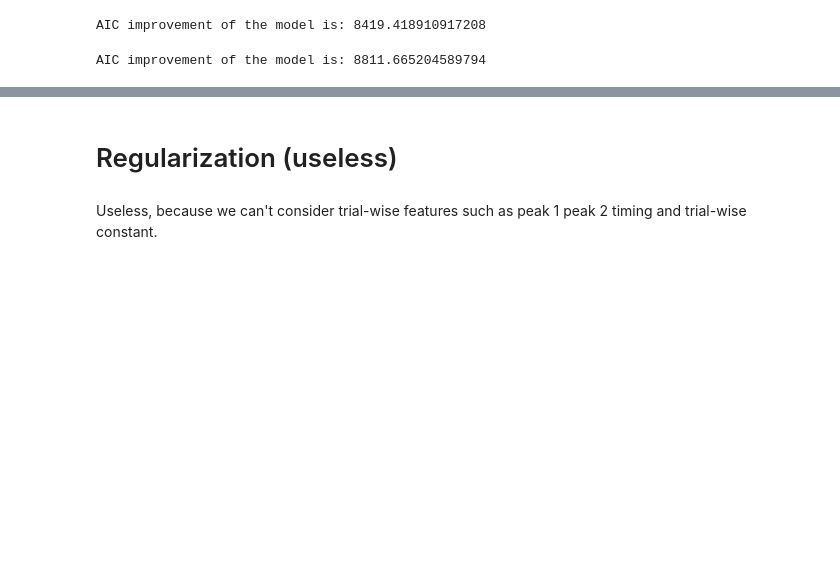
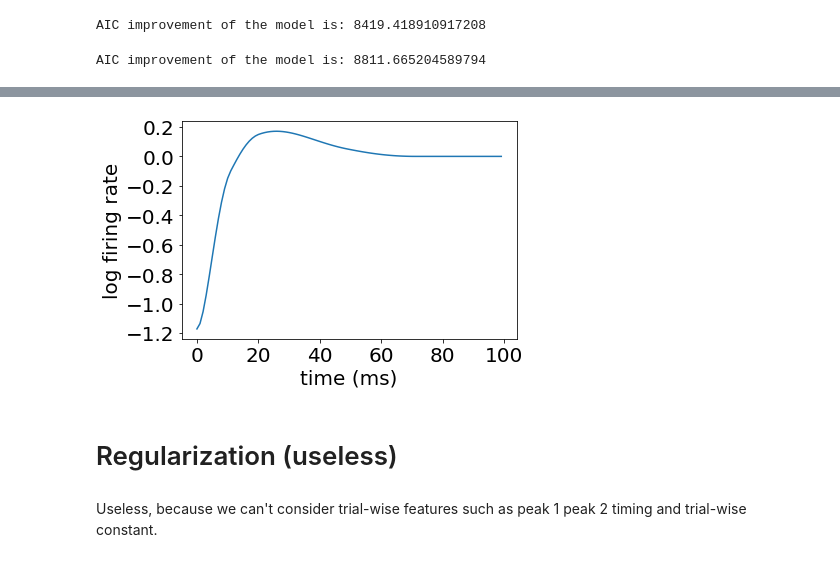
Before and after one commit to Qi-Xin/MultiNeuronGLM, a Jupyter notebook: 2022 Oct version all conditions time-warping nonlinear history.ipynb, the cells around one changed output, grey strips where cells are left out. Drawn from its saved outputs; the diff is of its cells as text; code cells hidden in the pictures; blank space fills up the shorter version.

```diff
--- a/2022 Oct version all conditions time-warping nonlinear history.ipynb
+++ b/2022 Oct version all conditions time-warping nonlinear history.ipynb
@@ -866,3 +886,16 @@ for i, target_probe in enumerate(probe_list):
+# %%
+f = np.sum(template_basis*np.array([-1,-0.3,0.0,0.1,0.1,0])[np.newaxis, :], axis=1)
+
+fontsize = 20
+plt.figure()
+plt.plot(f[1:], '-')
+plt.ylabel('log firing rate',fontsize=fontsize)
+plt.xlabel('time (ms)', fontsize=fontsize)
+plt.xticks(fontsize=fontsize)
+plt.yticks(fontsize=fontsize)
+plt.show()
+# %% [output]
+[figure, added]
 # %% [markdown]
 # Regularization (useless)
 # %% [markdown]
```
Also changed, not shown: parts of 9 cells of this notebook, 1 other file.
